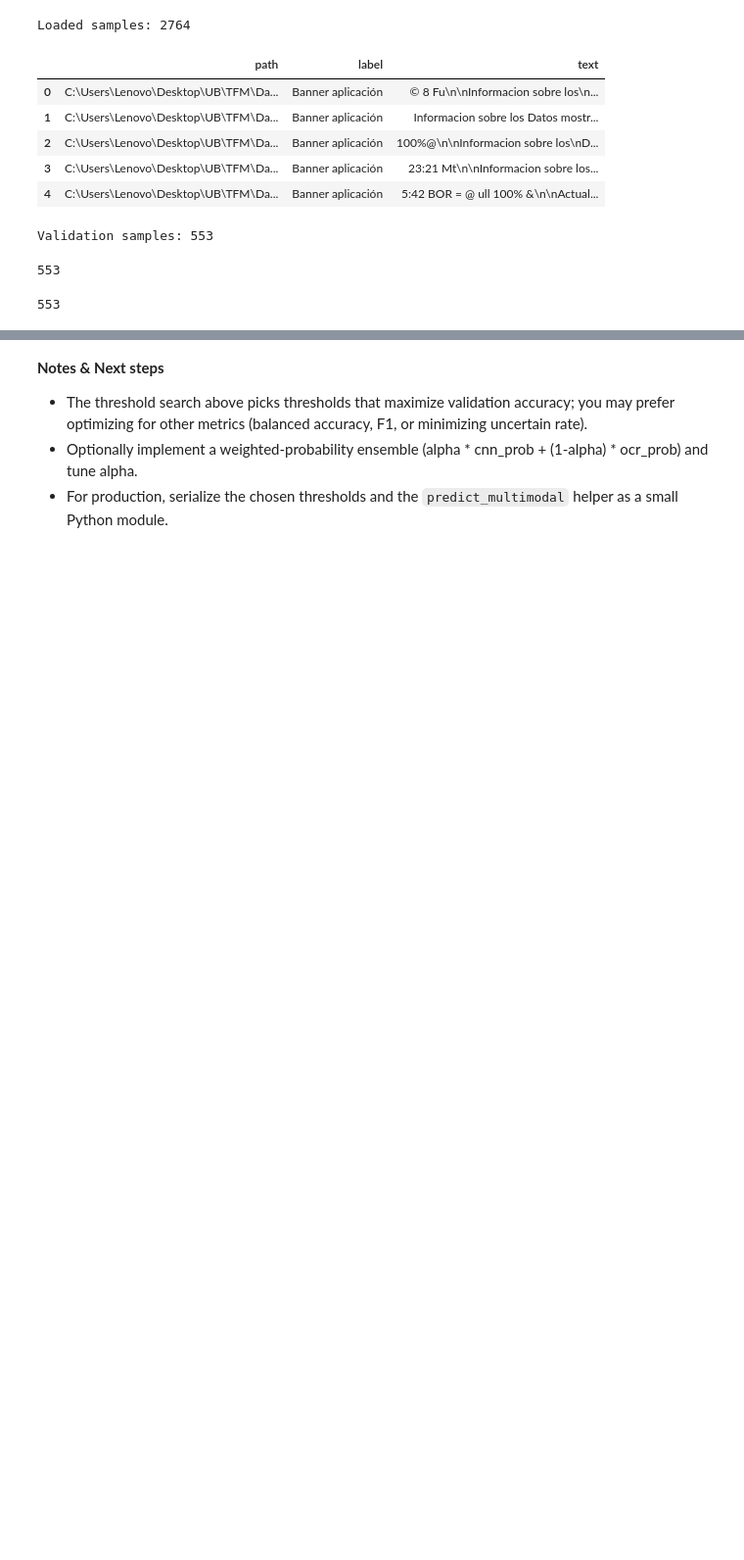
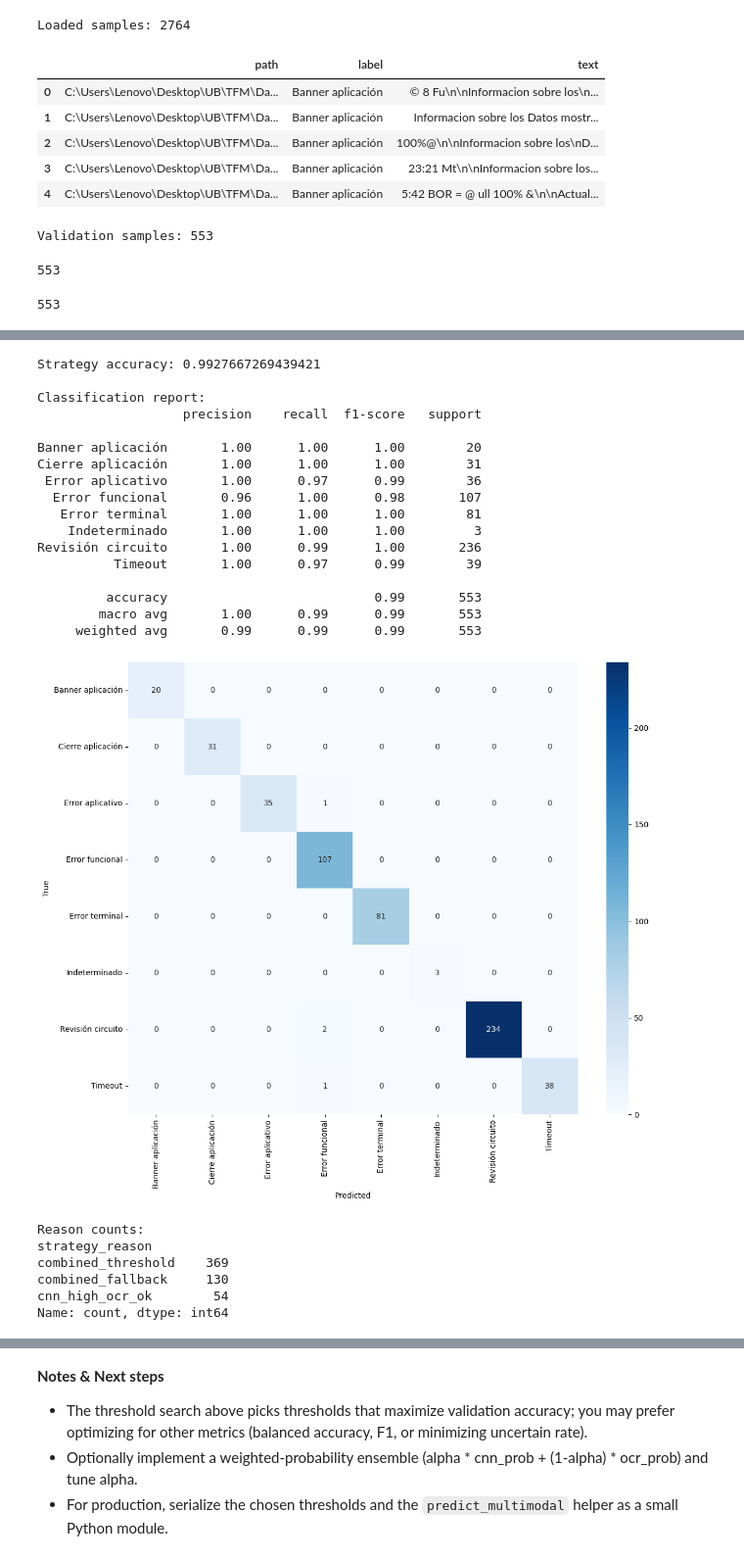
Before and after one commit to IvanBallesteros/TFM, a Jupyter notebook: multimodal_ensemble.ipynb, the cells around one changed output, grey strips where cells are left out. Shown at 98% size. Drawn from its saved outputs; the diff is of its cells as text; code cells hidden in the pictures; blank space fills up the shorter version.

Commit message:
strategy accuracy

```diff
--- a/multimodal_ensemble.ipynb
+++ b/multimodal_ensemble.ipynb
@@ -280,4 +280,62 @@ eval_df.head()
 | 2 | C:\Users\Lenovo\Desktop\UB\TFM\Da... | Timeout | Timeout | 0.872612 | Timeout | 0.708760 | Timeout |
 | 3 | C:\Users\Lenovo\Desktop\UB\TFM\Da... | Error funcional | Error funcional | 0.910229 | Error funcional | 0.416787 | Error funcional |
 | 4 | C:\Users\Lenovo\Desktop\UB\TFM\Da... | Revisión circuito | Revisión circuito | 0.850699 | Revisión circuito | 0.762373 | Revisión circuito |
+# %%
+# Evaluate the user-specified ensemble strategy on the validation set
+strategy_preds = []
+strategy_reasons = []
+strategy_confs = []
+for i in range(len(eval_df)):
+    cnn_p = cnn_probs[i]
+    ocr_p = ocr_probs[i]
+    pred_label, conf, reason = ensemble_predict_row(cnn_p, ocr_p, class_names, ocr_clf.classes_, combined_thresh=1.65, cnn_thresh=0.85, ocr_thresh=0.50)
+    strategy_preds.append(pred_label)
+    strategy_reasons.append(reason)
+    strategy_confs.append(conf)
+
+print('Strategy accuracy:', accuracy_score(eval_df['true'], strategy_preds))
+print('\nClassification report:')
+print(classification_report(eval_df['true'], strategy_preds))
+
+cm = confusion_matrix(eval_df['true'], strategy_preds, labels=class_names)
+fig, ax = plt.subplots(figsize=(12,10))
+sns.heatmap(cm, annot=True, fmt='d', xticklabels=class_names, yticklabels=class_names, ax=ax, cmap='Blues')
+ax.set_xlabel('Predicted')
+ax.set_ylabel('True')
+plt.tight_layout()
+plt.show()
+
+# Add strategy results to eval_df for inspection
+eval_df['strategy_pred'] = strategy_preds
+eval_df['strategy_reason'] = strategy_reasons
+eval_df['strategy_conf'] = strategy_confs
+
+# Show summary of reasons
+print('\nReason counts:')
+print(eval_df['strategy_reason'].value_counts())
+# %% [output]
+Strategy accuracy: 0.9927667269439421
+
+Classification report:
+                   precision    recall  f1-score   support
+
+Banner aplicación       1.00      1.00      1.00        20
+Cierre aplicación       1.00      1.00      1.00        31
+ Error aplicativo       1.00      0.97      0.99        36
+  Error funcional       0.96      1.00      0.98       107
+   Error terminal       1.00      1.00      1.00        81
+    Indeterminado       1.00      1.00      1.00         3
+Revisión circuito       1.00      0.99      1.00       236
+          Timeout       1.00      0.97      0.99        39
+
+         accuracy                           0.99       553
+        macro avg       1.00      0.99      0.99       553
+     weighted avg       0.99      0.99      0.99       553
+[figure, added]
+Reason counts:
+strategy_reason
+combined_threshold    369
+combined_fallback     130
+cnn_high_ocr_ok        54
+Name: count, dtype: int64
 # %%
```
Also changed, not shown: parts of 4 cells of this notebook.
